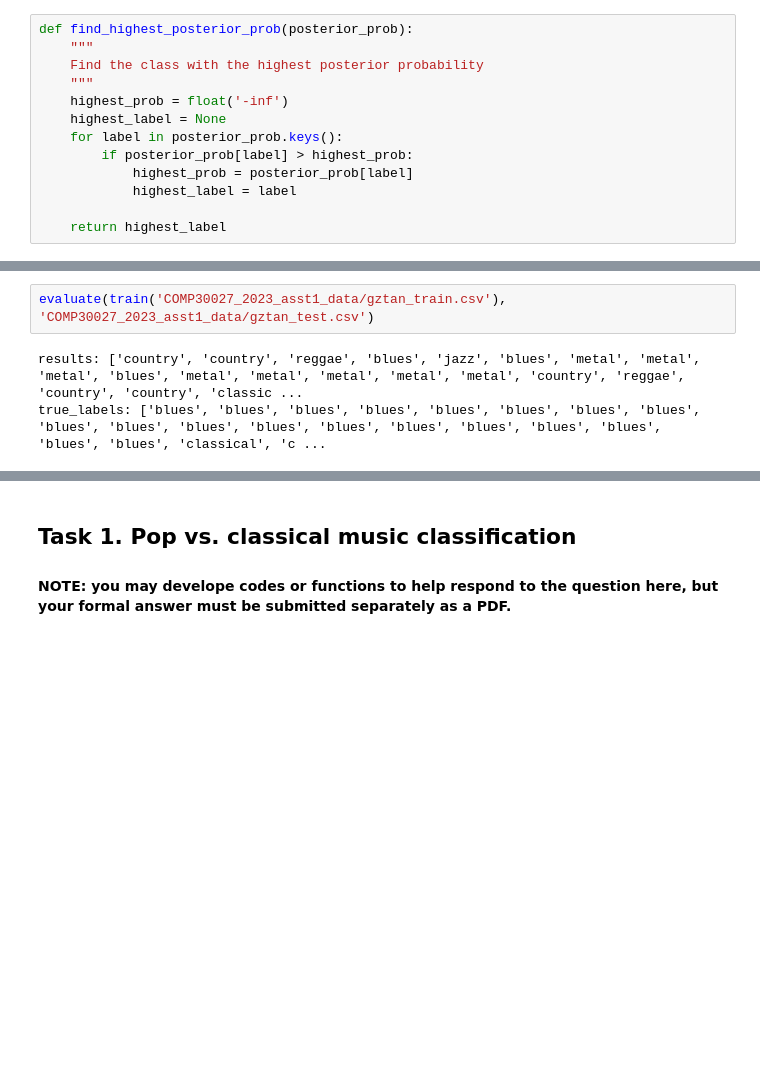
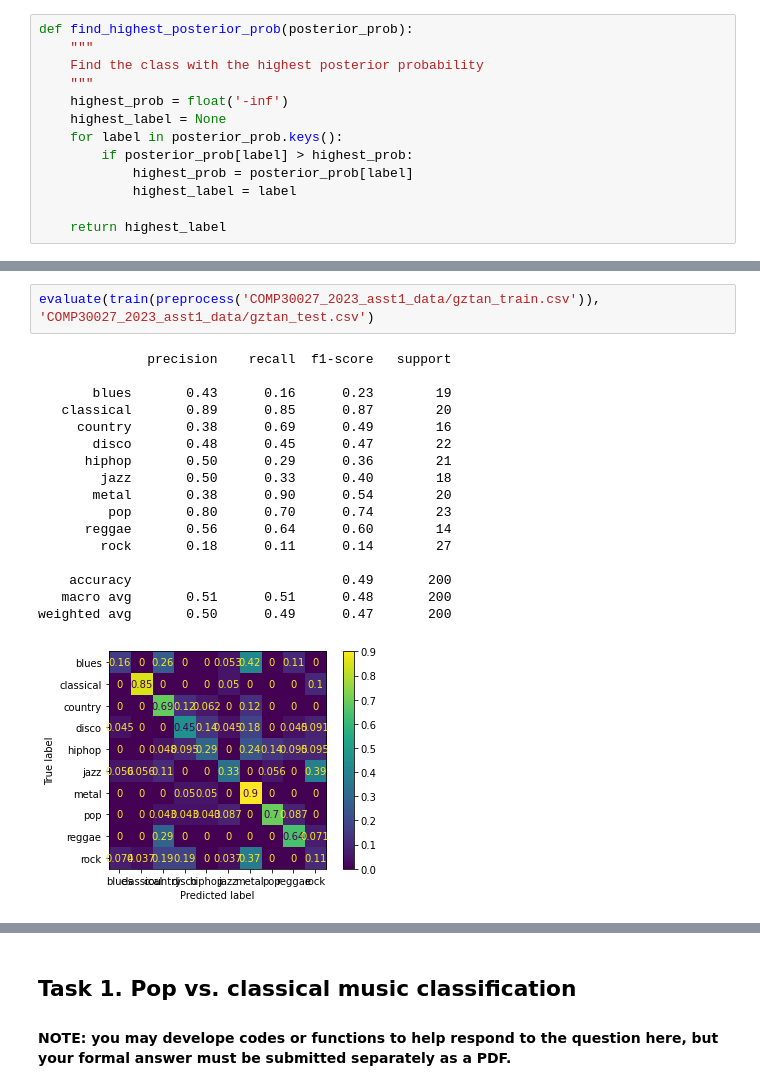
Before and after one commit to chris0311/COMP30027, a Jupyter notebook: COMP30027_2023_asst1_template.ipynb, the cells around one changed output, grey strips where cells are left out. Cells and saved outputs as stored; diff of their text form; blank space fills up the shorter version.

```diff
--- a/COMP30027_2023_asst1_template.ipynb
+++ b/COMP30027_2023_asst1_template.ipynb
@@ -166,5 +185,20 @@ true_labels: ['classical', 'classical', 'classical', 'classical', 'classical', '
 # %%
-evaluate(train('COMP30027_2023_asst1_data/gztan_train.csv'), 'COMP30027_2023_asst1_data/gztan_test.csv')
+evaluate(train(preprocess('COMP30027_2023_asst1_data/gztan_train.csv')), 'COMP30027_2023_asst1_data/gztan_test.csv')
 # %% [output]
-results: ['country', 'country', 'reggae', 'blues', 'jazz', 'blues', 'metal', 'metal', 'metal', 'blues', 'metal', 'metal', 'metal', 'metal', 'metal', 'country', 'reggae', 'country', 'country', 'classic ...
-true_labels: ['blues', 'blues', 'blues', 'blues', 'blues', 'blues', 'blues', 'blues', 'blues', 'blues', 'blues', 'blues', 'blues', 'blues', 'blues', 'blues', 'blues', 'blues', 'blues', 'classical', 'c ...
+              precision    recall  f1-score   support
+
+       blues       0.43      0.16      0.23        19
+   classical       0.89      0.85      0.87        20
+     country       0.38      0.69      0.49        16
+       disco       0.48      0.45      0.47        22
+      hiphop       0.50      0.29      0.36        21
+        jazz       0.50      0.33      0.40        18
+       metal       0.38      0.90      0.54        20
+         pop       0.80      0.70      0.74        23
+      reggae       0.56      0.64      0.60        14
+        rock       0.18      0.11      0.14        27
+
+    accuracy                           0.49       200
+   macro avg       0.51      0.51      0.48       200
+weighted avg       0.50      0.49      0.47       200
+[figure, added]
```
Also changed, not shown: parts of 32 cells of this notebook, 7 other files.
